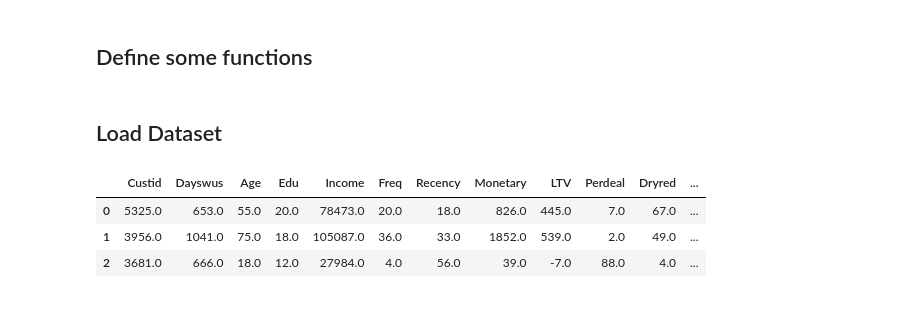
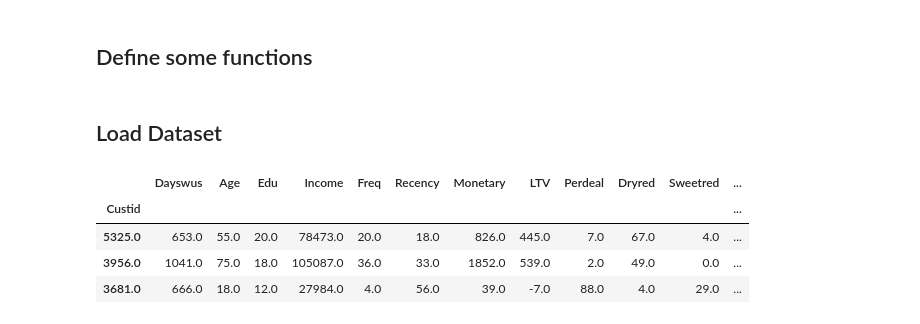
Before and after one commit to MarjorieKinney/bc1, a Jupyter notebook: wip/f/bc1-fp.ipynb, the cells around one changed output. Saved outputs shown, nothing was run; the diff lists cells and outputs as text; code cells hidden in the pictures.

```diff
--- a/wip/f/bc1-fp.ipynb
+++ b/wip/f/bc1-fp.ipynb
@@ -195,15 +255,17 @@ def getIQR(df, colname) :
 # %%
 df = pd.read_excel('../data/WonderfulWinesoftheWorld.xlsx')
 df_original = df.copy(deep=True)
 
-#df.set_index('Custid', inplace=True)
-## Ignore custid because issues
-## Hunt down empty custid
+## Remove last row
+df.drop(df.tail(1).index,inplace=True)
+
+df.set_index('Custid', inplace=True)
 
 df.head(3)
 # %% [output]
-|  | Custid | Dayswus | Age | Edu | Income | Freq | Recency | Monetary | LTV | Perdeal | Dryred | ... |
-| 0 | 5325.0 | 653.0 | 55.0 | 20.0 | 78473.0 | 20.0 | 18.0 | 826.0 | 445.0 | 7.0 | 67.0 | ... |
-| 1 | 3956.0 | 1041.0 | 75.0 | 18.0 | 105087.0 | 36.0 | 33.0 | 1852.0 | 539.0 | 2.0 | 49.0 | ... |
-| 2 | 3681.0 | 666.0 | 18.0 | 12.0 | 27984.0 | 4.0 | 56.0 | 39.0 | -7.0 | 88.0 | 4.0 | ... |
+|  | Dayswus | Age | Edu | Income | Freq | Recency | Monetary | LTV | Perdeal | Dryred | Sweetred | ... |
+| Custid |  |  |  |  |  |  |  |  |  |  |  | ... |
+| 5325.0 | 653.0 | 55.0 | 20.0 | 78473.0 | 20.0 | 18.0 | 826.0 | 445.0 | 7.0 | 67.0 | 4.0 | ... |
+| 3956.0 | 1041.0 | 75.0 | 18.0 | 105087.0 | 36.0 | 33.0 | 1852.0 | 539.0 | 2.0 | 49.0 | 0.0 | ... |
+| 3681.0 | 666.0 | 18.0 | 12.0 | 27984.0 | 4.0 | 56.0 | 39.0 | -7.0 | 88.0 | 4.0 | 29.0 | ... |
 # %%
```
Also changed, not shown: parts of 55 cells of this notebook.
